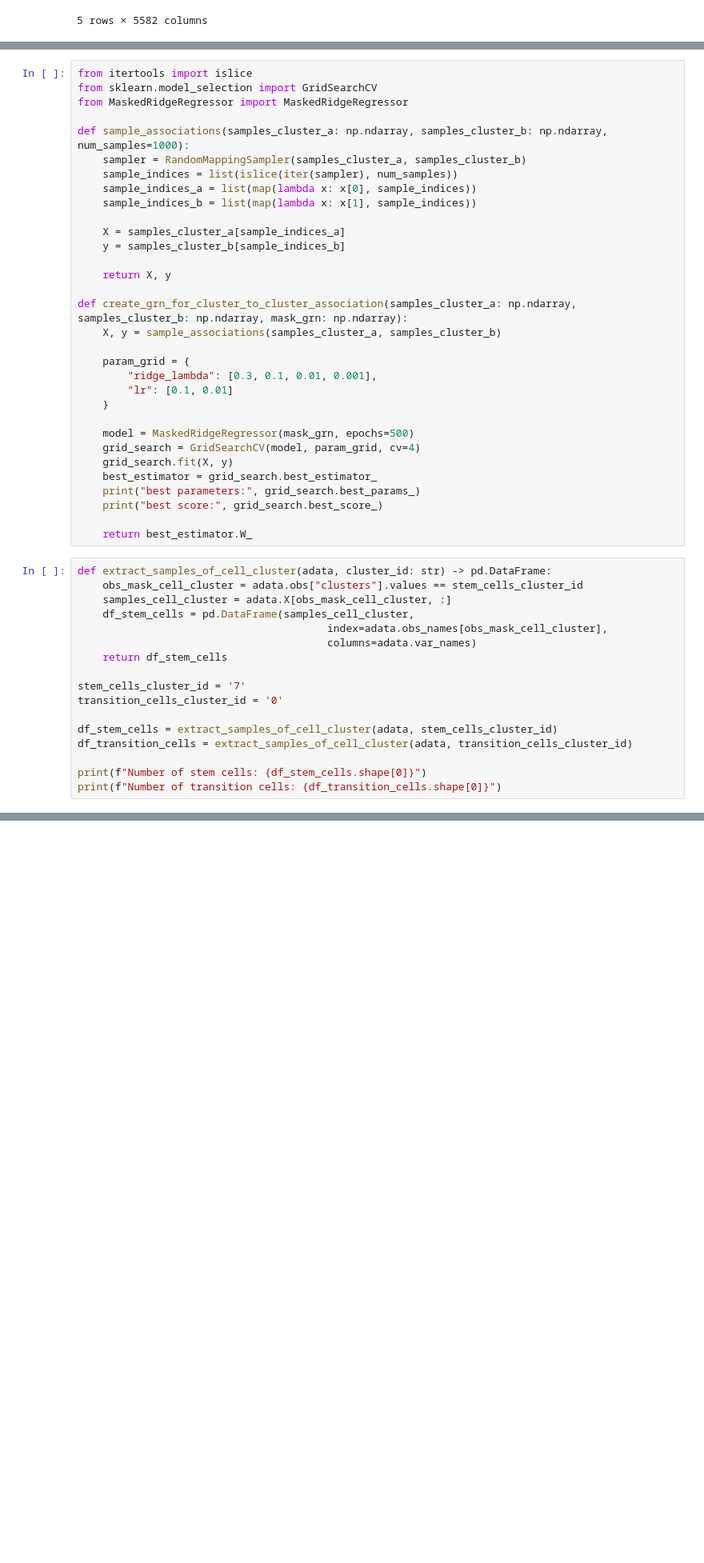
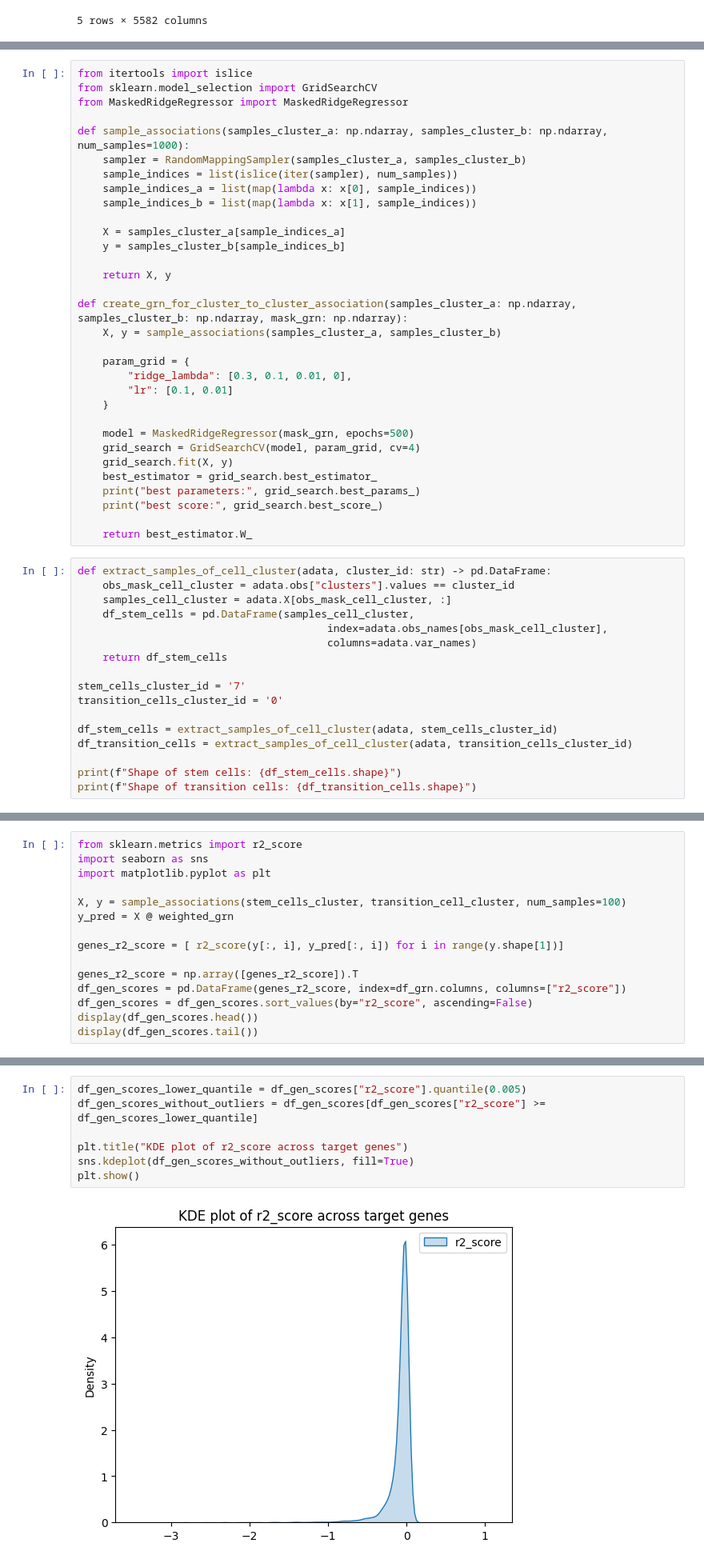
Before and after one commit to DavidWild02/BachelorThesis-ML-Gene-Interactions, a Jupyter notebook: GRNbetweenCellTypes.ipynb, the cells around one changed output, grey strips where cells are left out. Shown at 80% size. Saved outputs shown, nothing was run; the diff lists cells and outputs as text; blank space fills up the shorter version.

Commit message:
Added evaluation and plots for r2-score

```diff
--- a/GRNbetweenCellTypes.ipynb
+++ b/GRNbetweenCellTypes.ipynb
@@ -135,7 +135,7 @@ def create_grn_for_cluster_to_cluster_association(samples_cluster_a: np.ndarray,
     X, y = sample_associations(samples_cluster_a, samples_cluster_b)
 
     param_grid = {
-        "ridge_lambda": [0.3, 0.1, 0.01, 0.001],
+        "ridge_lambda": [0.3, 0.1, 0.01, 0],
         "lr": [0.1, 0.01]
     }
 
@@ -149,7 +149,7 @@ def create_grn_for_cluster_to_cluster_association(samples_cluster_a: np.ndarray,
     return best_estimator.W_
 # %%
 def extract_samples_of_cell_cluster(adata, cluster_id: str) -> pd.DataFrame:
-    obs_mask_cell_cluster = adata.obs["clusters"].values == stem_cells_cluster_id
+    obs_mask_cell_cluster = adata.obs["clusters"].values == cluster_id
     samples_cell_cluster = adata.X[obs_mask_cell_cluster, :]
     df_stem_cells = pd.DataFrame(samples_cell_cluster,
                                         index=adata.obs_names[obs_mask_cell_cluster],
@@ -162,6 +162,6 @@ transition_cells_cluster_id = '0'
 df_stem_cells = extract_samples_of_cell_cluster(adata, stem_cells_cluster_id)
 df_transition_cells = extract_samples_of_cell_cluster(adata, transition_cells_cluster_id)
 
-print(f"Number of stem cells: {df_stem_cells.shape[0]}")
-print(f"Number of transition cells: {df_transition_cells.shape[0]}")
+print(f"Shape of stem cells: {df_stem_cells.shape}")
+print(f"Shape of transition cells: {df_transition_cells.shape}")
 # %% [output]
@@ -200,0 +195,15 @@ PredictionErrorDisplay.from_predictions(y, y_pred, kind='residual_vs_predicted')
+# %%
+from sklearn.metrics import r2_score
+import seaborn as sns
+import matplotlib.pyplot as plt
+
+X, y = sample_associations(stem_cells_cluster, transition_cell_cluster, num_samples=100)
+y_pred = X @ weighted_grn
+
+genes_r2_score = [ r2_score(y[:, i], y_pred[:, i]) for i in range(y.shape[1])]
+
+genes_r2_score = np.array([genes_r2_score]).T
+df_gen_scores = pd.DataFrame(genes_r2_score, index=df_grn.columns, columns=["r2_score"])
+df_gen_scores = df_gen_scores.sort_values(by="r2_score", ascending=False)
+display(df_gen_scores.head())
+display(df_gen_scores.tail())
@@ -200,0 +225,9 @@ PredictionErrorDisplay.from_predictions(y, y_pred, kind='residual_vs_predicted')
+# %%
+df_gen_scores_lower_quantile = df_gen_scores["r2_score"].quantile(0.005)
+df_gen_scores_without_outliers = df_gen_scores[df_gen_scores["r2_score"] >= df_gen_scores_lower_quantile]
+
+plt.title("KDE plot of r2_score across target genes")
+sns.kdeplot(df_gen_scores_without_outliers, fill=True)
+plt.show()
+# %% [output]
+[figure, added]
```
Also changed, not shown: parts of 7 cells of this notebook.
